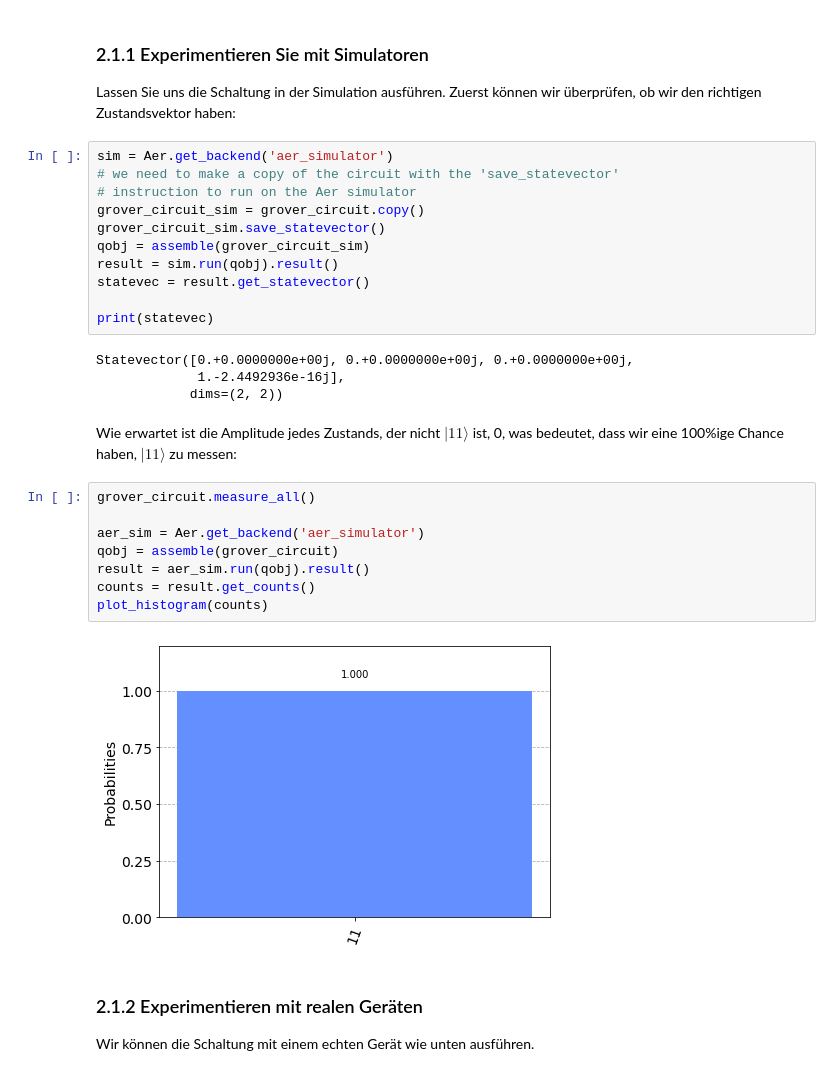
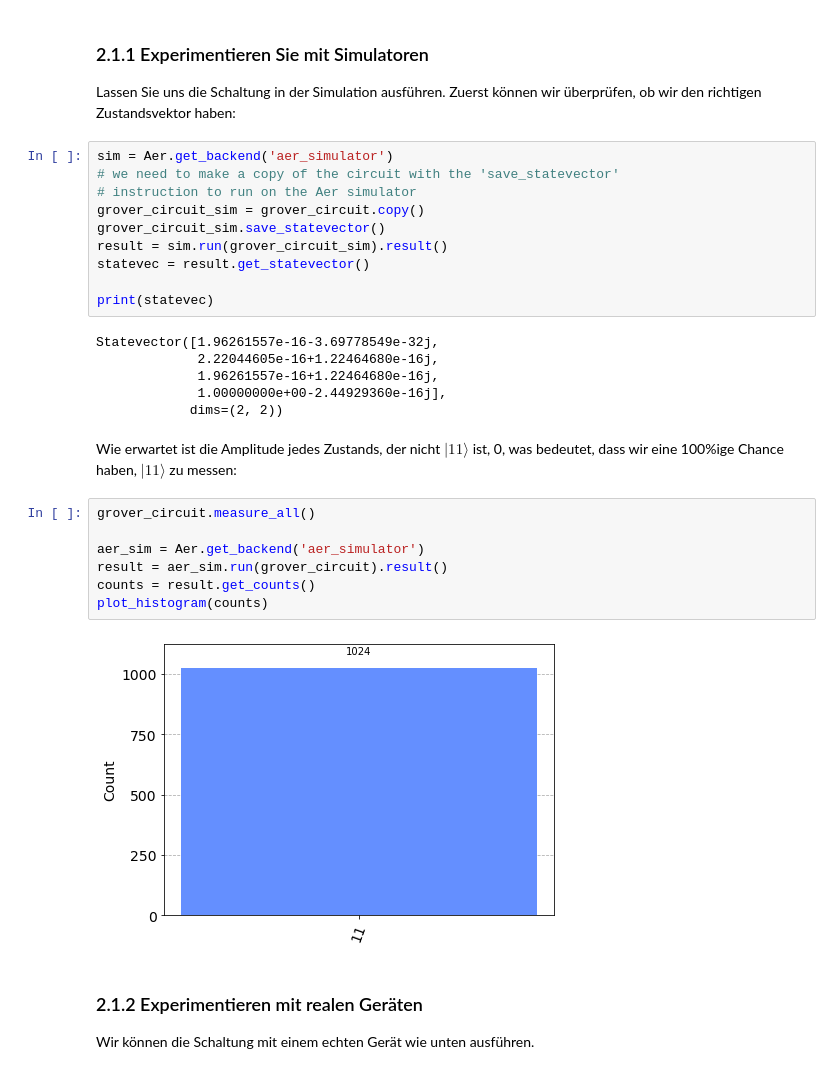
Before and after one commit to czachow/qcmb-training, a Jupyter notebook: content/07-Grover-Algorithmus.ipynb, the cells around one changed output. Cells and saved outputs as stored; diff of their text form.

Commit message:
fixed assemble issue

```diff
--- a/content/07-Grover-Algorithmus.ipynb
+++ b/content/07-Grover-Algorithmus.ipynb
@@ -374,27 +374,27 @@ sim = Aer.get_backend('aer_simulator')
 # instruction to run on the Aer simulator
 grover_circuit_sim = grover_circuit.copy()
 grover_circuit_sim.save_statevector()
-qobj = assemble(grover_circuit_sim)
-result = sim.run(qobj).result()
+result = sim.run(grover_circuit_sim).result()
 statevec = result.get_statevector()
 
 print(statevec)
 # %% [output]
-Statevector([0.+0.0000000e+00j, 0.+0.0000000e+00j, 0.+0.0000000e+00j,
-             1.-2.4492936e-16j],
+Statevector([1.96261557e-16-3.69778549e-32j,
+             2.22044605e-16+1.22464680e-16j,
+             1.96261557e-16+1.22464680e-16j,
+             1.00000000e+00-2.44929360e-16j],
             dims=(2, 2))
 # %% [markdown]
 Wie erwartet ist die Amplitude jedes Zustands, der nicht $|11\rangle$ ist, 0, was bedeutet, dass wir eine 100%ige Chance haben, $|11\rangle$ zu messen:
 # %%
 grover_circuit.measure_all()
 
 aer_sim = Aer.get_backend('aer_simulator')
-qobj = assemble(grover_circuit)
-result = aer_sim.run(qobj).result()
+result = aer_sim.run(grover_circuit).result()
 counts = result.get_counts()
 plot_histogram(counts)
 # %% [output]
-[figure, old version]
+[figure, new version]
 # %% [markdown]
 ### 2.1.2 Experimentieren mit realen Geräten <a id='2qubits-device'></a>
 
```
Also changed, not shown: parts of 4 cells of this notebook.
